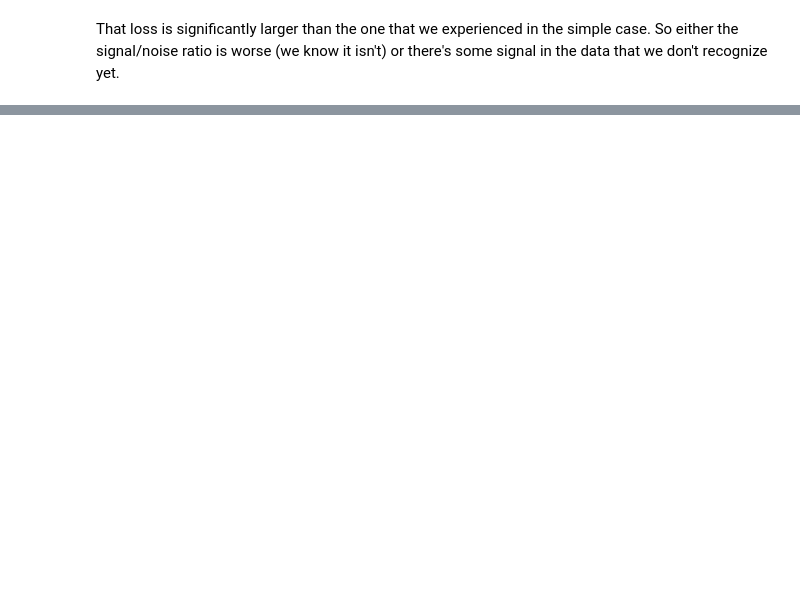
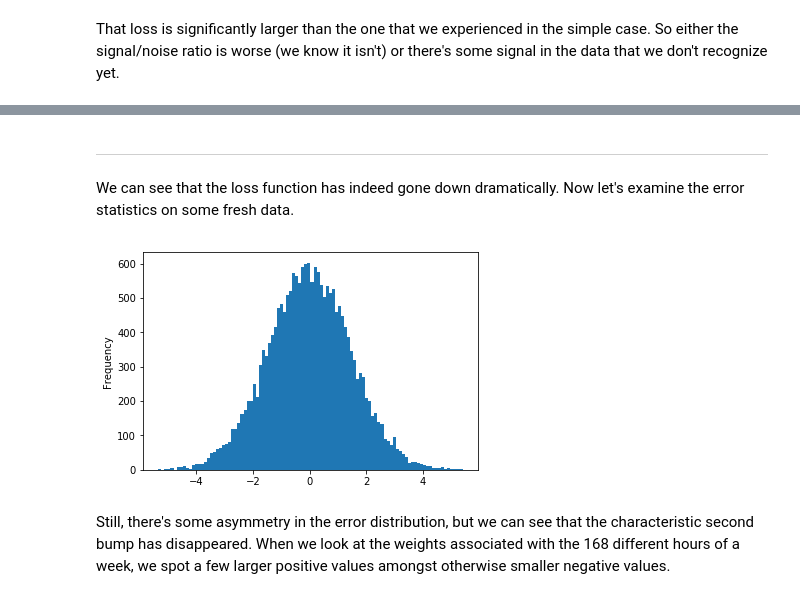
Before and after one commit to Project-Ellie/tutorials, a Jupyter notebook: kovalevskyi/Synthetic_data.ipynb, the cells around one changed output, grey strips where cells are left out. Saved outputs shown, nothing was run; the diff lists cells and outputs as text; code cells hidden in the pictures; blank space fills up the shorter version.

```diff
--- a/kovalevskyi/Synthetic_data.ipynb
+++ b/kovalevskyi/Synthetic_data.ipynb
@@ -389,0 +513,7 @@ Obviously, simply adding the categorical features didn't allow the network to le
+# %%
+NUM_RECORDS = 20000
+
+df_train_v3 = create_data_frame_v2(size = NUM_RECORDS, amplitude=10.0)
+input_data_v3 = create_input_data(df=df_train_v3, select_feats=['x', 'y'], cross_feats=[{'dow': 7, 'hod': 24}])
+lbls_data_v3 = [list(df_train_v3['f'])]
+input_data_v3.shape, len(lbls_data_v3[0])
@@ -389,0 +522,3 @@ Obviously, simply adding the categorical features didn't allow the network to le
+# %%
+regressor_v3 = Linear(lr=.05, x_dim=170)
+regressor_v3.train(sess=sess, num_steps=4000, x_data=input_data_v3, labels_data=lbls_data_v3)
@@ -389,0 +528,16 @@ Obviously, simply adding the categorical features didn't allow the network to le
+# %% [markdown]
+---
+We can see that the loss function has indeed gone down dramatically. Now let's examine the error statistics on some fresh data.
+# %%
+df_test_v3 = create_data_frame_v2(size = 20000, amplitude=10.0)
+input_data_test_v3 = create_input_data(df=df_test_v3, select_feats=['x', 'y'], cross_feats=[{'dow': 7, 'hod': 24}])
+preds = regressor_v3.predict(sess=sess, x_data=input_data_test_v3)
+
+errors = preds[0] - df_test_v3['f']
+df_test_v3['preds'] = preds[0]
+df_test_v3['err'] = errors
+df_test_v3['err'].plot.hist(bins=100);
+# %% [output]
+[figure, added]
+# %% [markdown]
+Still, there's some asymmetry in the error distribution, but we can see that the characteristic second bump has disappeared. When we look at the weights associated with the 168 different hours of a week, we spot a few larger positive values amongst otherwise smaller negative values.
```
Also changed, not shown: parts of 49 cells of this notebook, 1 other file.
